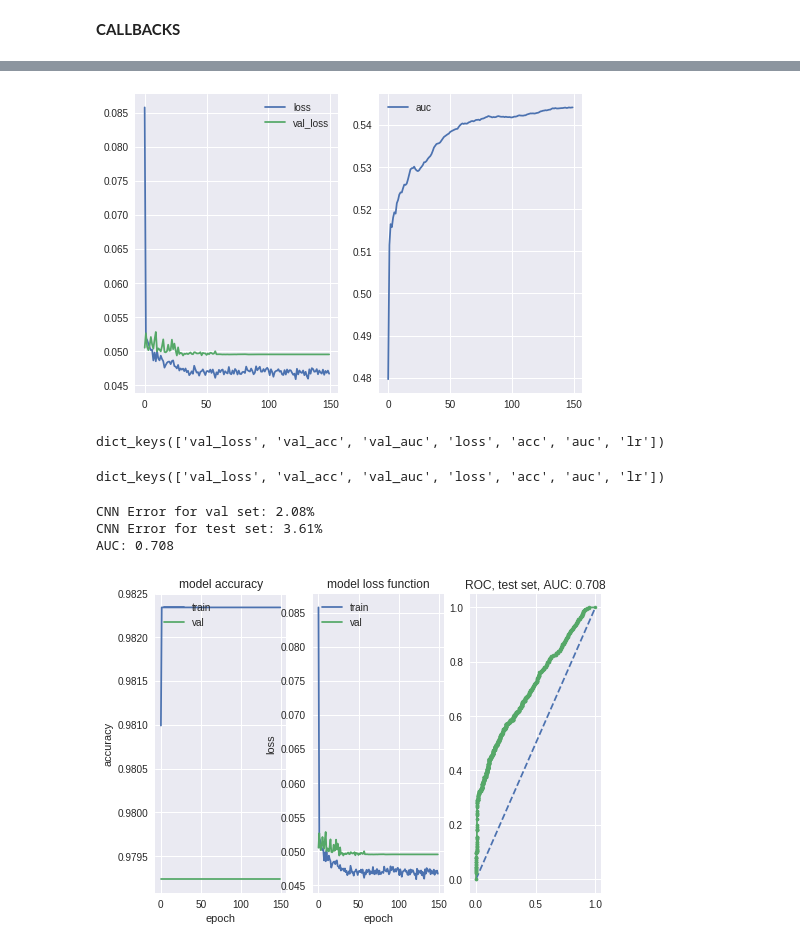
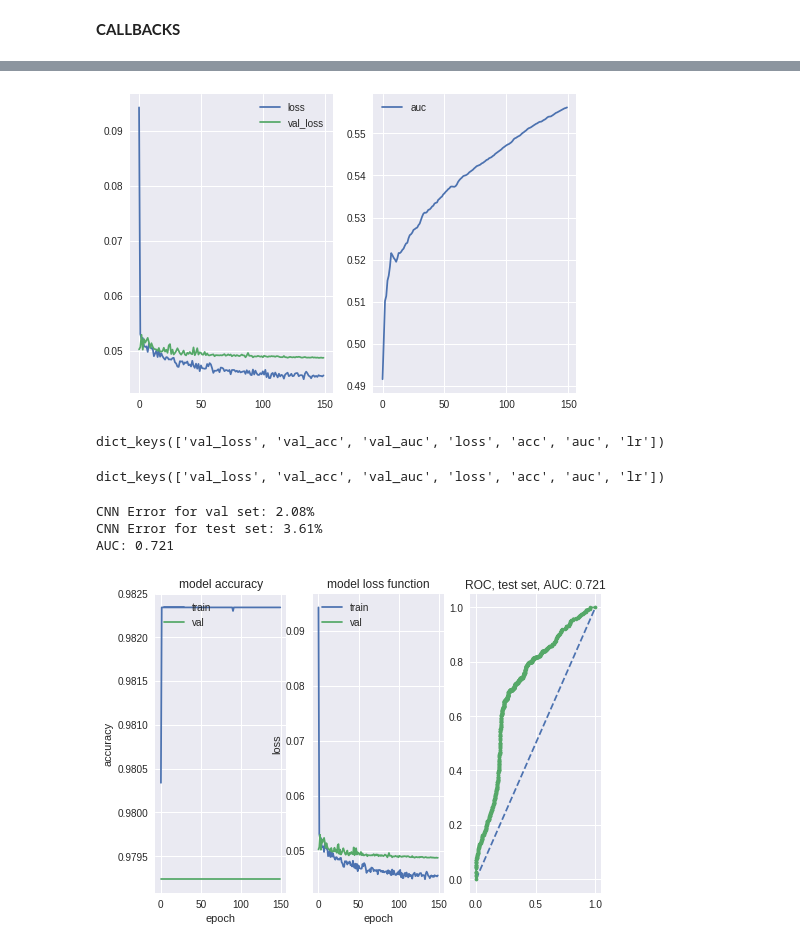
Before and after one commit to hannape/CNN-pierwsze-podejscie, a Jupyter notebook: cnn_ES_val.ipynb, the cells around one changed output, grey strips where cells are left out. Drawn from its saved outputs; the diff is of its cells as text; code cells hidden in the pictures.

Commit message:
14. training_150e_0001_05_co30.log AUC  = 72.1 %

```diff
--- a/cnn_ES_val.ipynb
+++ b/cnn_ES_val.ipynb
@@ -101,7 +102,7 @@ def binary_crossentropy_weigted(y_true, y_pred, class_weights):
 	return loss
 
 my_scorer = make_scorer(my_score,greater_is_better=False, needs_threshold=False,**score_params)  ## scoring for gridsearchCV
-custom_loss = wrapped_partial(binary_crossentropy_weigted, class_weights=np.array([0.02, 0.98])) ## scoring for model.compile
+custom_loss = wrapped_partial(binary_crossentropy_weigted, class_weights=np.array([0.01, 0.99])) ## scoring for model.compile
 
 
 ## AUC METRIC
@@ -129,7 +130,7 @@ def make_model_modified(): #(dense_layer_sizes,filters, kernel_size,pool_size,lr
     filters=10
     kernel_size=(3,3)
     pool_size= (2,2)
-    #lr=0.001
+    lr=0.0001
     drop_out = 0.5
 
     model = Sequential()
@@ -153,7 +154,7 @@ def make_model_modified(): #(dense_layer_sizes,filters, kernel_size,pool_size,lr
                   # my_score2(sample_weight_frame) ---->  https://stackoverflow.com/questions/46858016/keras-custom-loss-function-to-pass-arguments-other-than-y-true-and-y-pred
                   # my_loss ---------------------------->też nie chodzi a chyba powinien, coś z formatem nie tak.  ERROR: 'Tensor' object has no attribute 'values'
                   # inne źródło: https://github.com/keras-team/keras/issues/2115
-                  optimizer='adam', # keras.optimizers.Adam(lr),#'adam',
+                  optimizer='adam',#keras.optimizers.Adam(lr),#'adam',
                   metrics=['accuracy',auc_roc])
 
     return model
@@ -265,7 +266,7 @@ import math
 
 def step_decay(epoch):
 	initial_lrate = 0.0001
-	drop = 0.1
+	drop = 0.5
 	epochs_drop = 30.0
 	lrate = initial_lrate * math.pow(drop, math.floor((1+epoch)/epochs_drop))
 	#print(lrate)
@@ -274,7 +275,7 @@ def step_decay(epoch):
 keras.callbacks.CSVLogger('', separator=',', append=False)
 
 lrate = LearningRateScheduler(step_decay)
-csv_logger = CSVLogger('drive/My Drive/przebiegi/training_150e_0001_01_co30.log')
+csv_logger = CSVLogger('drive/My Drive/przebiegi/training_150e_0001_05_co30.log')
 #es = EarlyStopping(monitor='val_loss', min_delta=0.001, patience=30, mode='max', baseline=None, restore_best_weights=True)
 
 
@@ -291,4 +292,4 @@ print(grid_result.history.keys())
-[figure, old version]
+[figure, new version]
 dict_keys(['val_loss', 'val_acc', 'val_auc', 'loss', 'acc', 'auc', 'lr'])
 # %%
 c = grid_result.history.keys()
@@ -344,8 +345,8 @@ pyplot.show()
 # %% [output]
 CNN Error for val set: 2.08%
 CNN Error for test set: 3.61%
-AUC: 0.708
+AUC: 0.721
-[figure, old version]
+[figure, new version]
 # %%
 #@title
 # calculate AUC of final model on a test set
```
Also changed, not shown: parts of 3 cells of this notebook.
